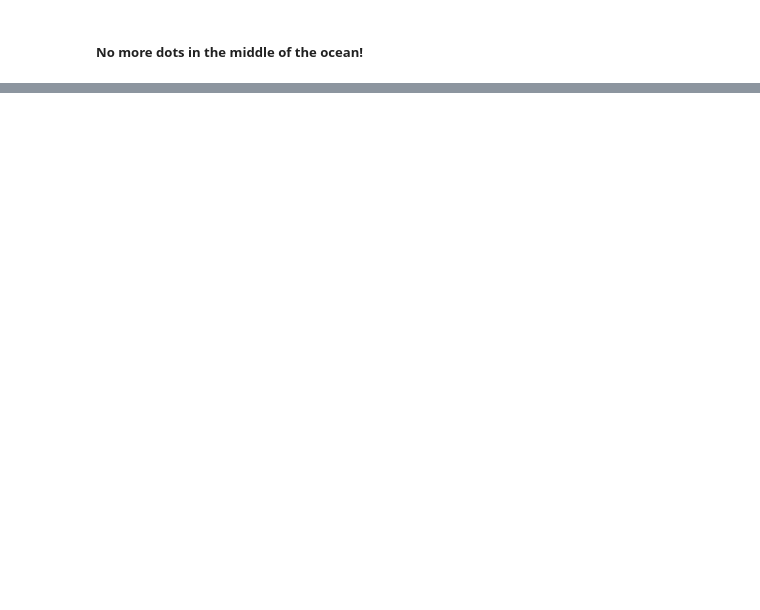
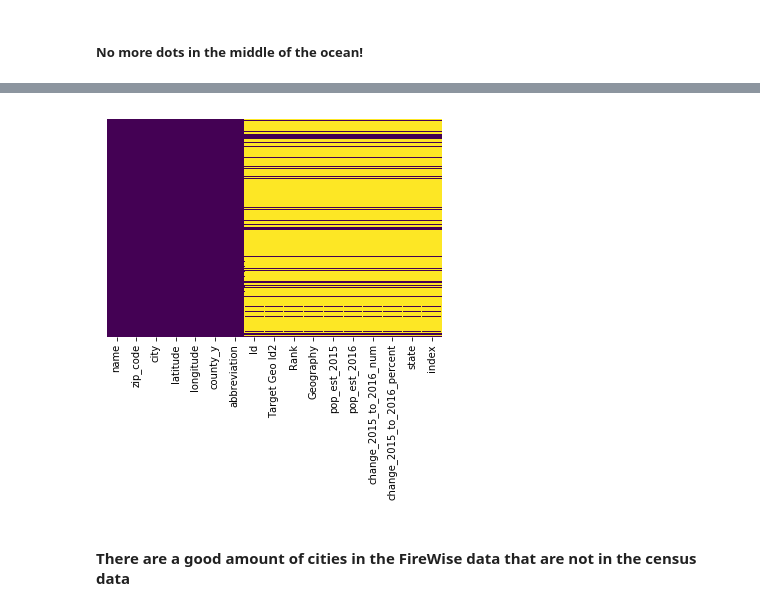
Before and after one commit to JordanHagan/FireWisdom, a Jupyter notebook: src/firewisdom_eda.ipynb, the cells around one changed output, grey strips where cells are left out. Saved outputs shown, nothing was run; the diff lists cells and outputs as text; code cells hidden in the pictures; blank space fills up the shorter version.

```diff
--- a/src/firewisdom_eda.ipynb
+++ b/src/firewisdom_eda.ipynb
@@ -392,0 +434,6 @@ corrected_map
+# %%
+#Data Clean Up
+df_pop_growth['pop_est_2015'] = df_pop_growth.pop('Population Estimate (as of July 1) - 2015').apply(pd.to_numeric)
+df_pop_growth['pop_est_2016'] = df_pop_growth.pop('Population Estimate (as of July 1) - 2016').apply(pd.to_numeric)
+df_pop_growth['change_2015_to_2016_num'] = df_pop_growth.pop('Change, 2015 to 2016 - Number').apply(pd.to_numeric)
+df_pop_growth['change_2015_to_2016_percent'] = df_pop_growth.pop('Change, 2015 to 2016 - Percent [1]').apply(pd.to_numeric)
@@ -392,0 +449,8 @@ corrected_map
+# %%
+#Break Out City and State
+df_pop_growth['city'] = df_pop_growth['Geography'].str.split(',').str[0].str.split('city').str[0].str.strip()
+df_pop_growth['state'] = df_pop_growth['Geography'].str.split(',').str[1].str.strip()
+# %%
+#Map States to Abbreviation for linking back to FireWise Data
+df_state_crosswalk = pd.read_sql('SELECT * FROM state_abb_crosswalk;', engine)
+df_pop_growth = pd.merge(df_pop_growth, df_state_crosswalk, on='state', how='left')
@@ -392,0 +466,9 @@ corrected_map
+# %%
+#Merge back to FireWise Data
+df_pop_growth = pd.merge(df_corrected_active_coords, df_pop_growth, on=['city','abbreviation'], how='left')
+# %%
+sns.heatmap(df_pop_growth.isnull(),yticklabels=False,cbar=False,cmap='viridis');
+# %% [output]
+[figure, added]
+# %% [markdown]
+#### There are a good amount of cities in the FireWise data that are not in the census data
```
Also changed, not shown: parts of 13 cells of this notebook, 1 other file.
